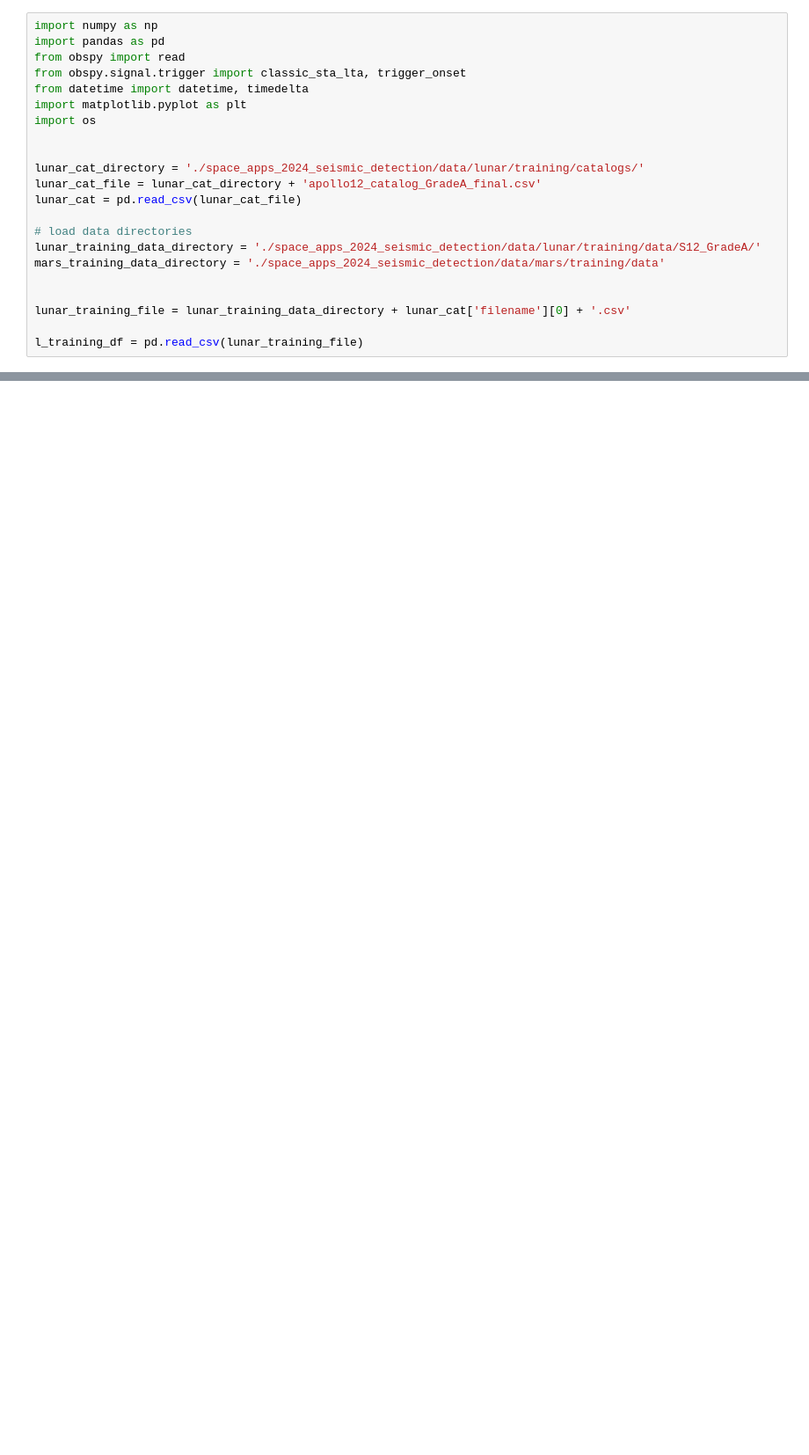
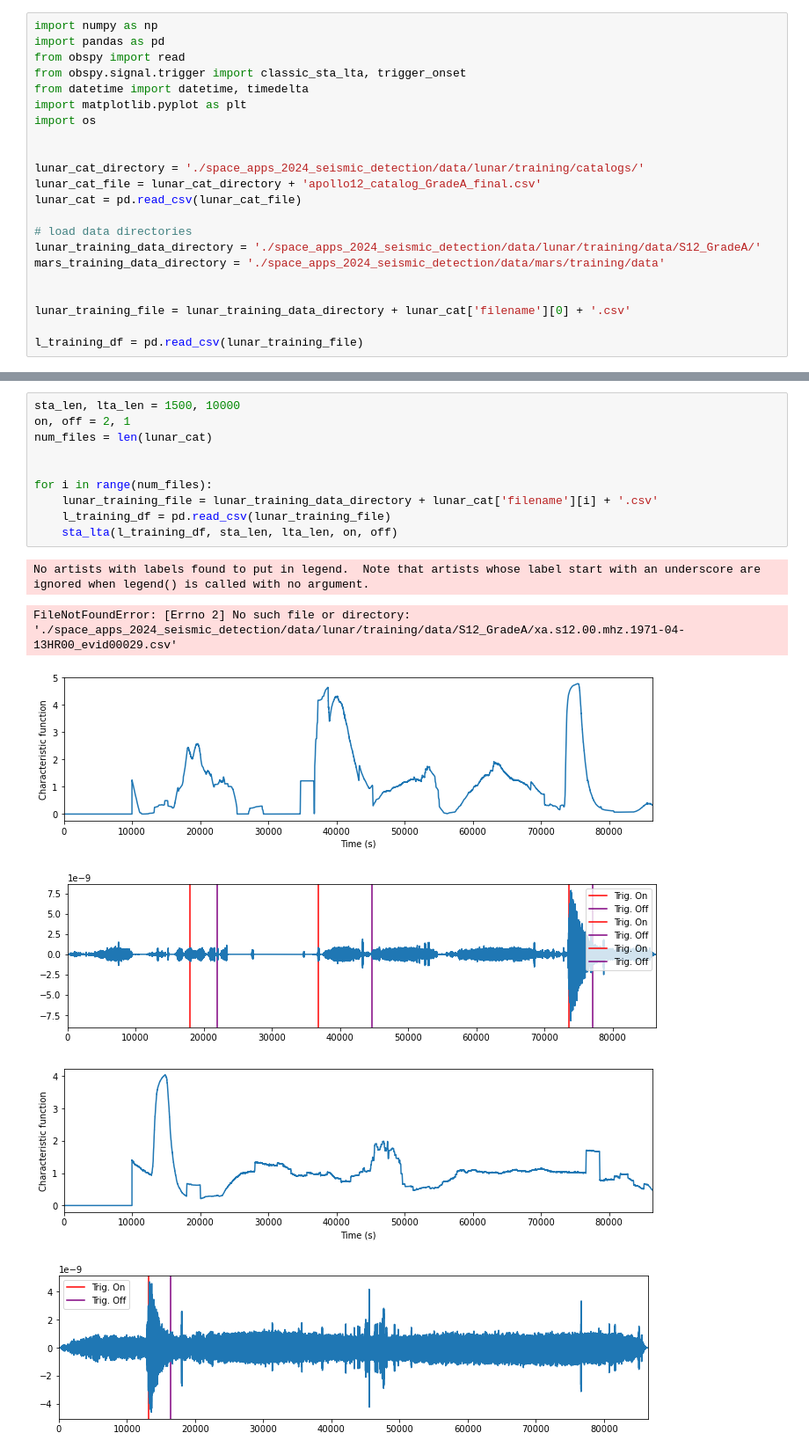
Before and after one commit to 0xknxwledge/NASA, a Jupyter notebook: charlie_testing.ipynb, the cells around one changed output, grey strips where cells are left out. Shown: that part at 88% size. Saved outputs shown, nothing was run; the diff lists cells and outputs as text; blank space fills up the shorter version.

```diff
--- a/charlie_testing.ipynb
+++ b/charlie_testing.ipynb
@@ -61,0 +68,17 @@ sta_lta(l_training_df, sta_len, lta_len, on, off)
+# %%
+sta_len, lta_len = 1500, 10000
+on, off = 2, 1
+num_files = len(lunar_cat)
+
+
+for i in range(num_files):
+    lunar_training_file = lunar_training_data_directory + lunar_cat['filename'][i] + '.csv'
+    l_training_df = pd.read_csv(lunar_training_file)
+    sta_lta(l_training_df, sta_len, lta_len, on, off)
+# %% [output]
+No artists with labels found to put in legend.  Note that artists whose label start with an underscore are ignored when legend() is called with no argument.
+FileNotFoundError: [Errno 2] No such file or directory: './space_apps_2024_seismic_detection/data/lunar/training/data/S12_GradeA/xa.s12.00.mhz.1971-04-13HR00_evid00029.csv'
+[figure, added]
+[figure, added]
+[figure, added]
+[figure, added]
```
Also changed, not shown: parts of 3 cells of this notebook.
